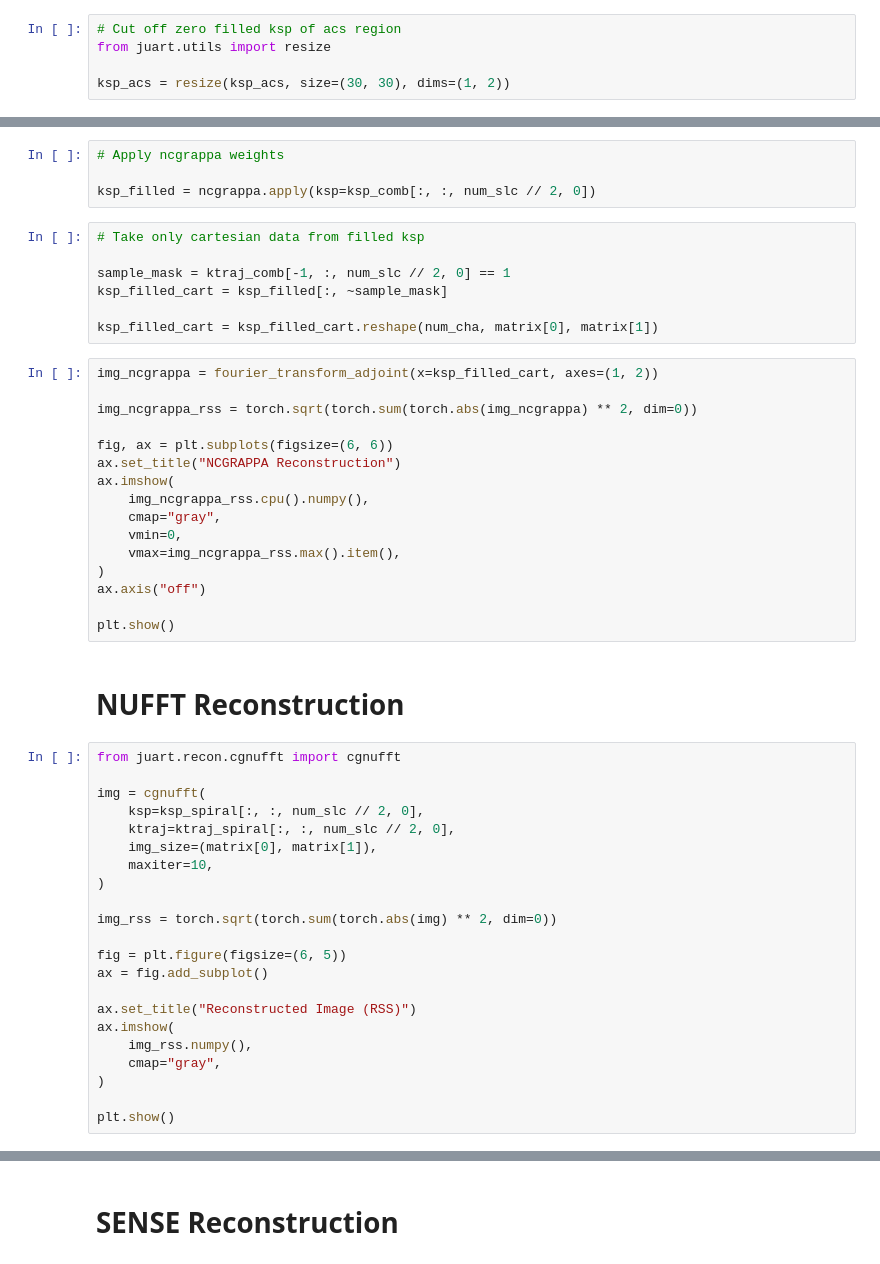
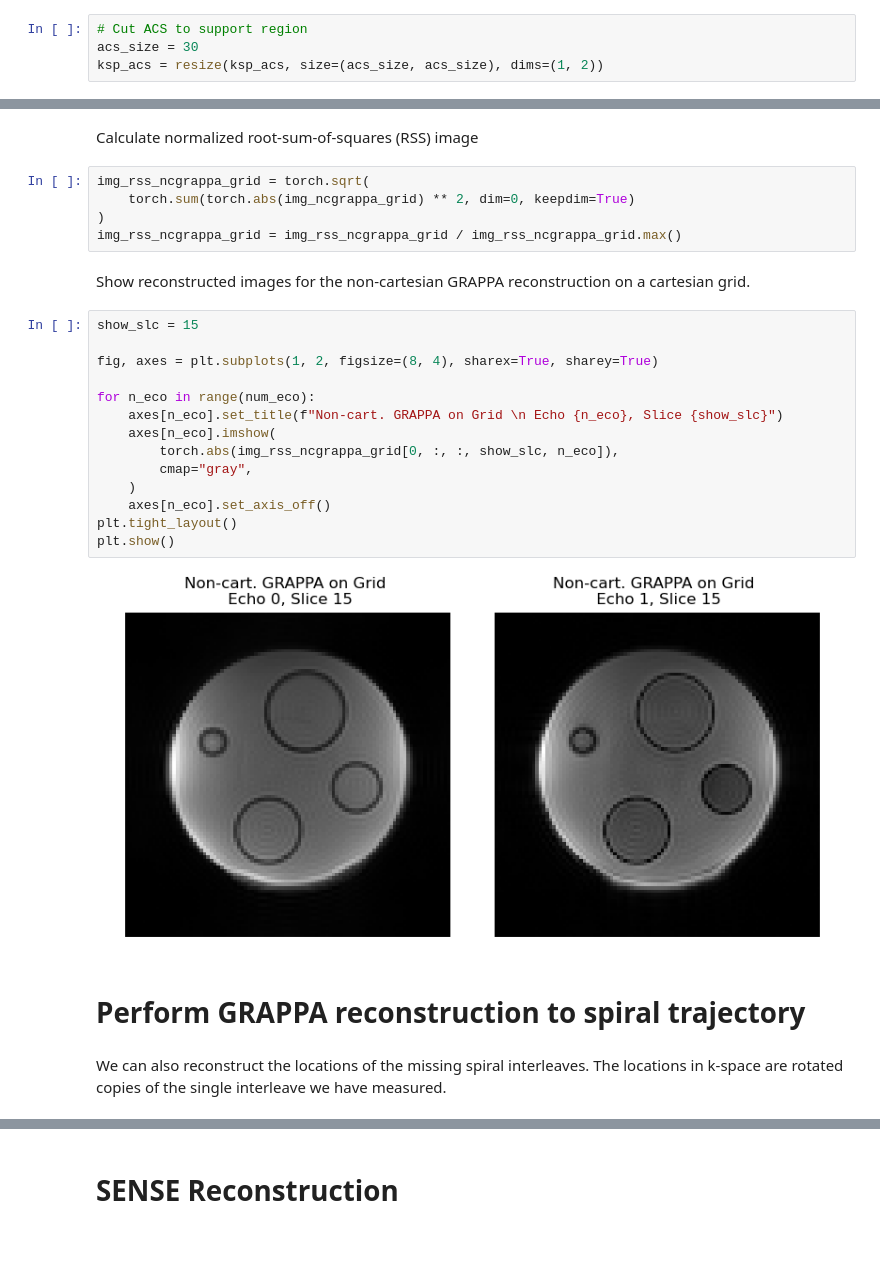
Before and after one commit to jumri-project/juart, a Jupyter notebook: examples/NonCartesianGrappa/ncgrappa_meas_spiral.ipynb, the cells around one changed output, grey strips where cells are left out. Cells and saved outputs as stored; diff of their text form.

```diff
--- a/examples/NonCartesianGrappa/ncgrappa_meas_spiral.ipynb
+++ b/examples/NonCartesianGrappa/ncgrappa_meas_spiral.ipynb
@@ -111,5 +173,4 @@ ksp_comb = torch.cat([ksp_spiral, grid_samples], dim=1)
 # %%
-# Cut off zero filled ksp of acs region
-from juart.utils import resize
-
-ksp_acs = resize(ksp_acs, size=(30, 30), dims=(1, 2))
+# Cut ACS to support region
+acs_size = 30
+ksp_acs = resize(ksp_acs, size=(acs_size, acs_size), dims=(1, 2))
@@ -127,51 +231,30 @@ ncgrappa = NonCartGrappa(
-# %%
-# Apply ncgrappa weights
-
-ksp_filled = ncgrappa.apply(ksp=ksp_comb[:, :, num_slc // 2, 0])
-# %%
-# Take only cartesian data from filled ksp
-
-sample_mask = ktraj_comb[-1, :, num_slc // 2, 0] == 1
-ksp_filled_cart = ksp_filled[:, ~sample_mask]
-
-ksp_filled_cart = ksp_filled_cart.reshape(num_cha, matrix[0], matrix[1])
+# %% [markdown]
+Calculate normalized root-sum-of-squares (RSS) image
+# %%
+img_rss_ncgrappa_grid = torch.sqrt(
+    torch.sum(torch.abs(img_ncgrappa_grid) ** 2, dim=0, keepdim=True)
+)
+img_rss_ncgrappa_grid = img_rss_ncgrappa_grid / img_rss_ncgrappa_grid.max()
+# %% [markdown]
+Show reconstructed images for the non-cartesian GRAPPA reconstruction on a cartesian grid.
 # %%
-img_ncgrappa = fourier_transform_adjoint(x=ksp_filled_cart, axes=(1, 2))
+show_slc = 15
 
-img_ncgrappa_rss = torch.sqrt(torch.sum(torch.abs(img_ncgrappa) ** 2, dim=0))
+fig, axes = plt.subplots(1, 2, figsize=(8, 4), sharex=True, sharey=True)
 
-fig, ax = plt.subplots(figsize=(6, 6))
-ax.set_title("NCGRAPPA Reconstruction")
-ax.imshow(
-    img_ncgrappa_rss.cpu().numpy(),
-    cmap="gray",
-    vmin=0,
-    vmax=img_ncgrappa_rss.max().item(),
-)
-ax.axis("off")
-
+for n_eco in range(num_eco):
+    axes[n_eco].set_title(f"Non-cart. GRAPPA on Grid \n Echo {n_eco}, Slice {show_slc}")
+    axes[n_eco].imshow(
+        torch.abs(img_rss_ncgrappa_grid[0, :, :, show_slc, n_eco]),
+        cmap="gray",
+    )
+    axes[n_eco].set_axis_off()
+plt.tight_layout()
 plt.show()
+# %% [output]
+[figure, added]
-# %% [markdown]
-# NUFFT Reconstruction
-# %%
-from juart.recon.cgnufft import cgnufft
-
-img = cgnufft(
-    ksp=ksp_spiral[:, :, num_slc // 2, 0],
-    ktraj=ktraj_spiral[:, :, num_slc // 2, 0],
-    img_size=(matrix[0], matrix[1]),
-    maxiter=10,
-)
-
-img_rss = torch.sqrt(torch.sum(torch.abs(img) ** 2, dim=0))
-
-fig = plt.figure(figsize=(6, 5))
-ax = fig.add_subplot()
-
-ax.set_title("Reconstructed Image (RSS)")
-ax.imshow(
-    img_rss.numpy(),
-    cmap="gray",
-)
-
-plt.show()
+# %% [markdown]
+# Perform GRAPPA reconstruction to spiral trajectory
+# %% [markdown]
+We can also reconstruct the locations of the missing spiral interleaves.
+The locations in k-space are rotated copies of the single interleave we have measured.
```
Also changed, not shown: parts of 27 cells of this notebook, 2 other files.
